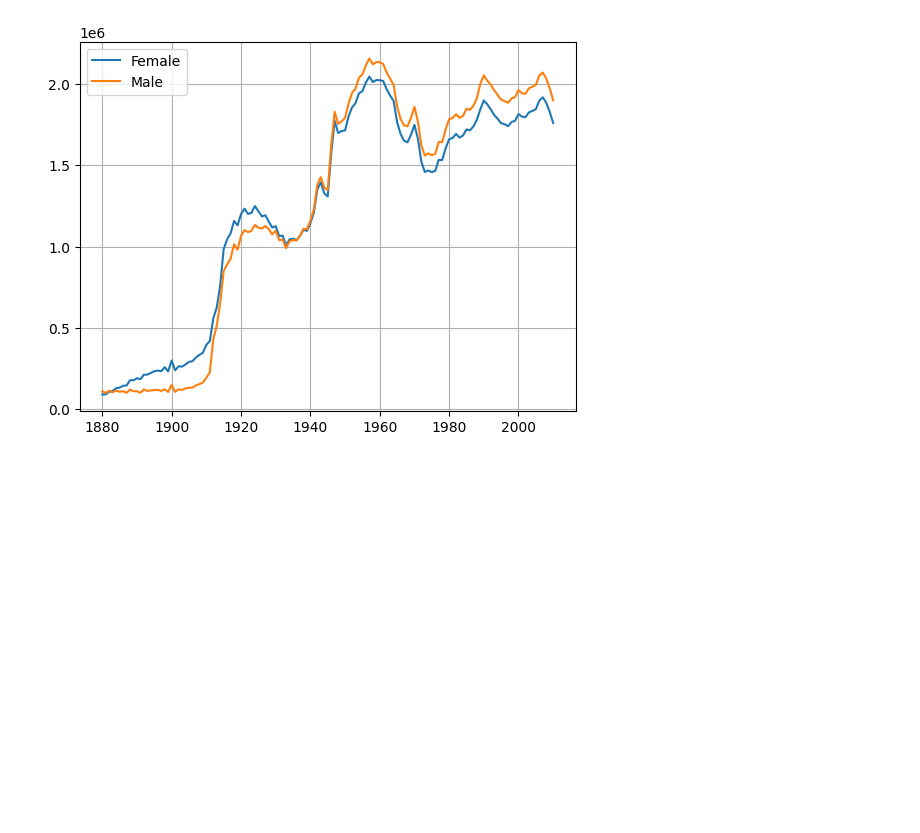
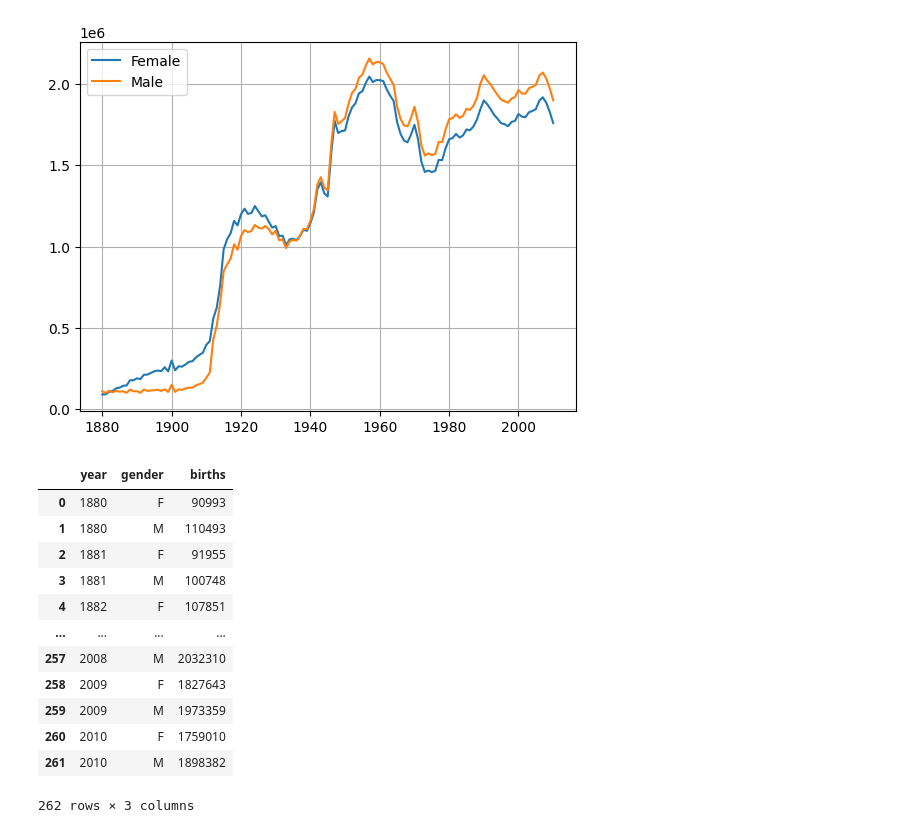
Before and after one commit to baesaa0304/StudyIT, a Jupyter notebook: py19_yob.ipynb, the cells around one changed output. Cells and saved outputs as stored; diff of their text form; code cells hidden in the pictures; blank space fills up the shorter version.

```diff
--- a/py19_yob.ipynb
+++ b/py19_yob.ipynb
@@ -239,3 +239,21 @@ plt.grid()
 plt.show()
 # %% [output]
 [figure]
+# %%
+df = births_by_year_gender.reset_index()
+# reset_index() : Series, DataFrame의 인덱스들을 DataFrame의 컬럼으로 변환
+df
+# %% [output]
+|  | year | gender | births |
+| 0 | 1880 | F | 90993 |
+| 1 | 1880 | M | 110493 |
+| 2 | 1881 | F | 91955 |
+| 3 | 1881 | M | 100748 |
+| 4 | 1882 | F | 107851 |
+| ... | ... | ... | ... |
+| 257 | 2008 | M | 2032310 |
+| 258 | 2009 | F | 1827643 |
+| 259 | 2009 | M | 1973359 |
+| 260 | 2010 | F | 1759010 |
+| 261 | 2010 | M | 1898382 |
+262 rows × 3 columns
```
Also changed, not shown: parts of 3 cells of this notebook.
